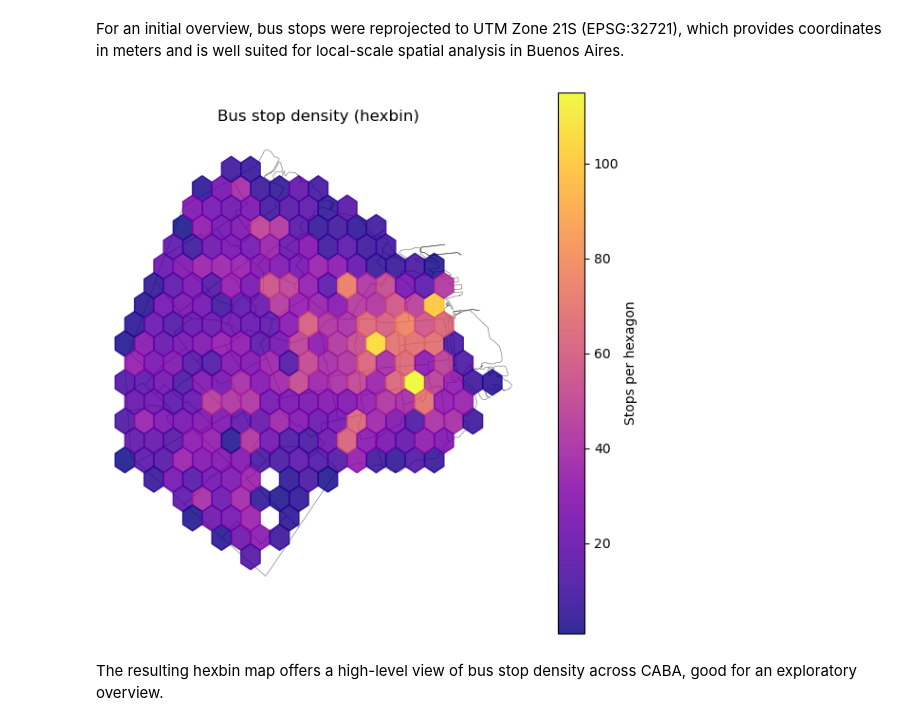
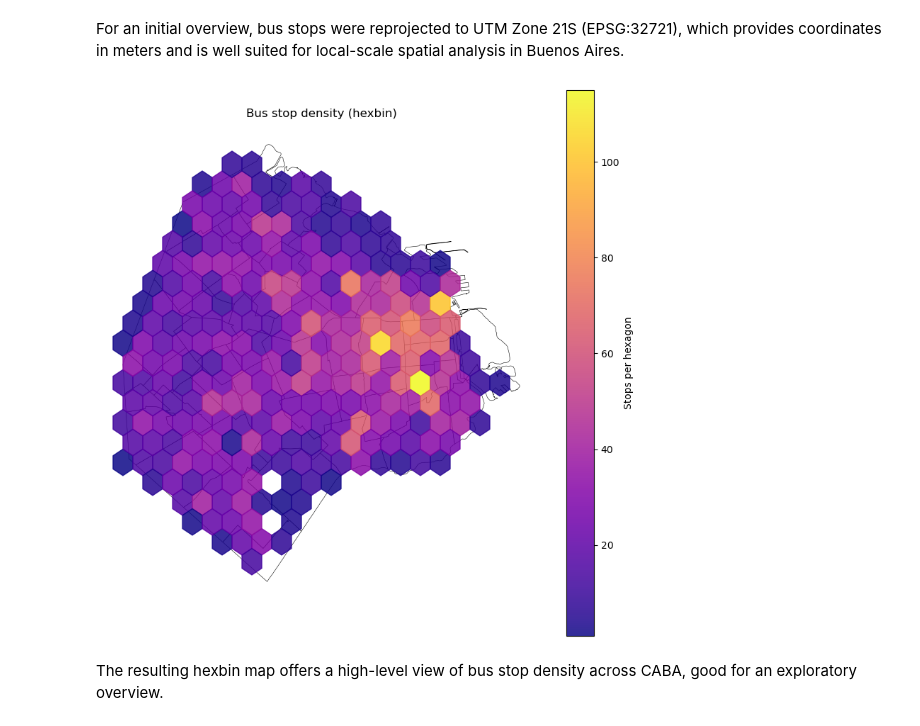
Before and after one commit to FacundoBerthet/caba-public-transport-analysis, a Jupyter notebook: notebooks/02_EDA_bus_stops.ipynb, the cells around one changed output. Saved outputs shown, nothing was run; the diff lists cells and outputs as text; code cells hidden in the pictures.

```diff
--- a/notebooks/02_EDA_bus_stops.ipynb
+++ b/notebooks/02_EDA_bus_stops.ipynb
@@ -249,5 +250,10 @@ I list the top and bottom barrios first, and then plot the top ones to make the
 # %%
-stops_by_barrio = stops.groupby("barrio").size().sort_values(ascending=False).rename("n_stops").reset_index()
-display(stops_by_barrio.head(10))
-display(stops_by_barrio.tail(10))
+stops_by_barrio = stops.groupby("barrio").size().rename("n_stops").reset_index()
+barrios = barrios.merge(stops_by_barrio,left_on="nombre",right_on="barrio",how="left")
+barrios["n_stops"] = barrios["n_stops"].fillna(0)
+barrios = barrios.drop(columns="barrio")
+
+display(barrios.sort_values(by="n_stops", ascending=False)[["nombre", "n_stops"]].head(10))
+
+display(barrios.sort_values(by="n_stops", ascending=False)[["nombre", "n_stops"]].tail(10))
 # %% [output]
@@ -312,30 +312,30 @@ At this stage I only look at raw counts. In the next section I normalize by area
 # %% [markdown]
 For an initial overview, bus stops were reprojected to UTM Zone 21S (EPSG:32721), which provides coordinates in meters and is well suited for local-scale spatial analysis in Buenos Aires.
 # %%
-crs_m = 32721
+crs_m = "EPSG:32721"
 
-stops_m = stops.to_crs(epsg=crs_m)
-barrios_m = barrios.to_crs(epsg=crs_m)
+stops_m = stops.to_crs(crs_m)
+barrios_m = barrios.to_crs(crs_m)
 
 x = stops_m.geometry.x
 y = stops_m.geometry.y
 
-fig, ax = plt.subplots(figsize=(6, 6))
+fig, ax = plt.subplots(figsize=(8, 8))
 
 # base
-barrios_m.plot(ax=ax, facecolor="white", edgecolor="0.4", linewidth=0.4)
+barrios_m.plot(ax=ax, facecolor="white", edgecolor="black", linewidth=0.4)
 
 # stable extent (bbox from CABA)
 minx, miny, maxx, maxy = barrios_m.total_bounds
 
 hb = ax.hexbin(x,y,gridsize=20,extent=(minx, maxx, miny, maxy),mincnt=1,cmap="plasma",alpha=0.85)
 
 fig.colorbar(hb, ax=ax, label="Stops per hexagon")
 ax.set_title("Bus stop density (hexbin)")
 ax.set_axis_off()
 plt.tight_layout()
 # %% [output]
-[figure, old version]
+[figure, new version]
 # %% [markdown]
 The resulting hexbin map offers a high-level view of bus stop density across CABA, good for an exploratory overview.
 # %% [markdown]
```
Also changed, not shown: parts of 24 cells of this notebook.
